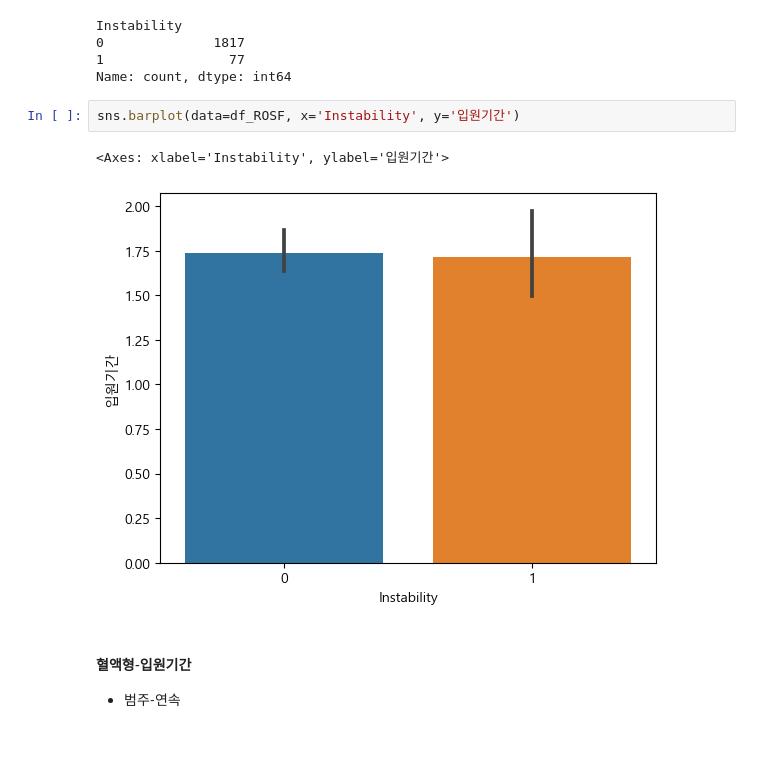
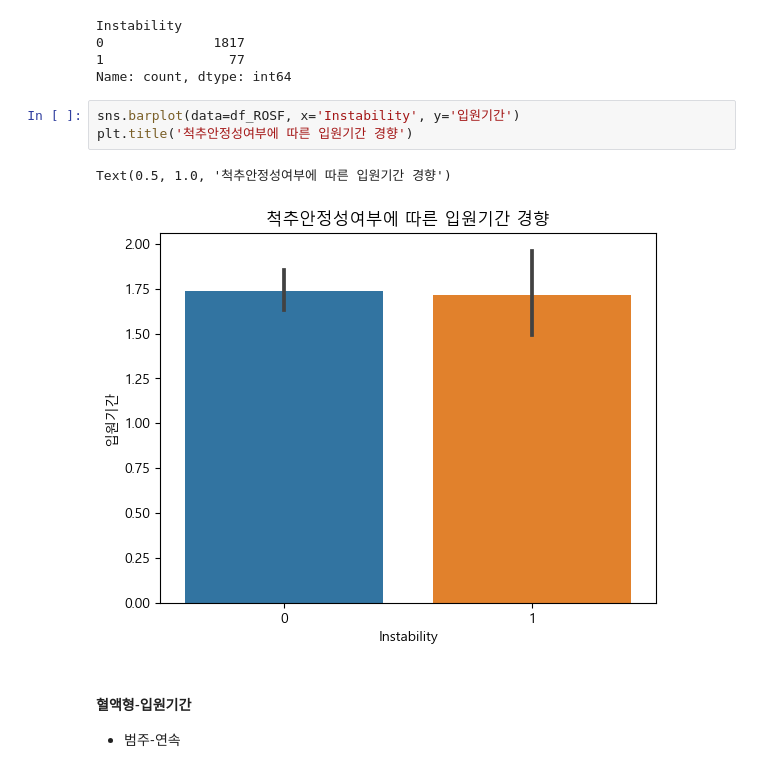
Before and after one commit to KKKKKIKKKK/toy_data_analysiss, a Jupyter notebook: codes/EDA/RecurrenceOfSurgery_EDA_SA.ipynb, the cells around one changed output. Cells and saved outputs as stored; diff of their text form; blank space fills up the shorter version.

```diff
--- a/codes/EDA/RecurrenceOfSurgery_EDA_SA.ipynb
+++ b/codes/EDA/RecurrenceOfSurgery_EDA_SA.ipynb
@@ -418,9 +422,10 @@ Instability
 Name: count, dtype: int64
 # %%
 sns.barplot(data=df_ROSF, x='Instability', y='입원기간')
+plt.title('척추안정성여부에 따른 입원기간 경향')
 # %% [output]
-<Axes: xlabel='Instability', ylabel='입원기간'>
+Text(0.5, 1.0, '척추안정성여부에 따른 입원기간 경향')
-[figure, old version]
+[figure, new version]
 # %% [markdown]
 #### 혈액형-입원기간
 - 범주-연속
```
Also changed, not shown: parts of 7 cells of this notebook, 1 other file.
